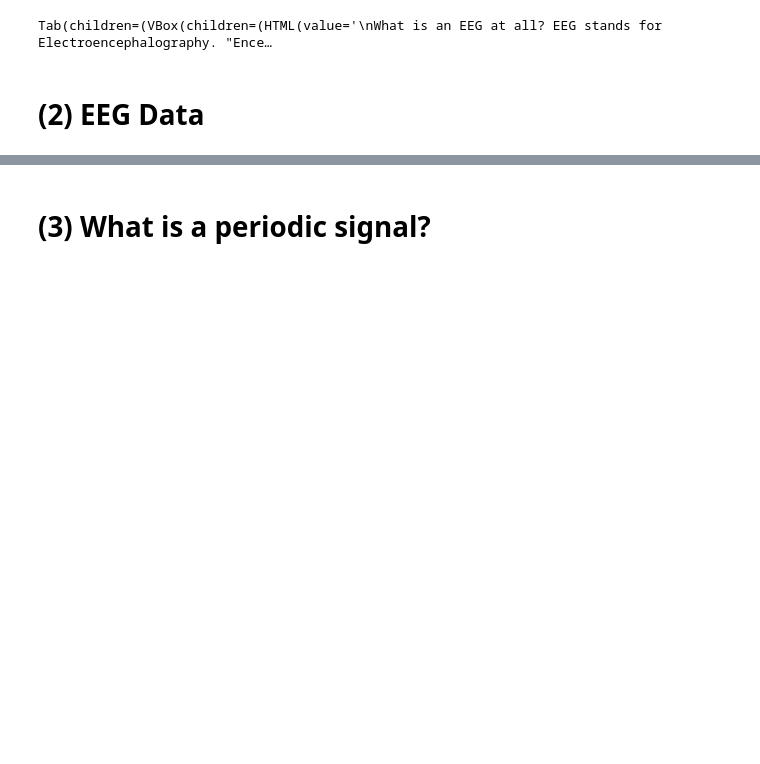
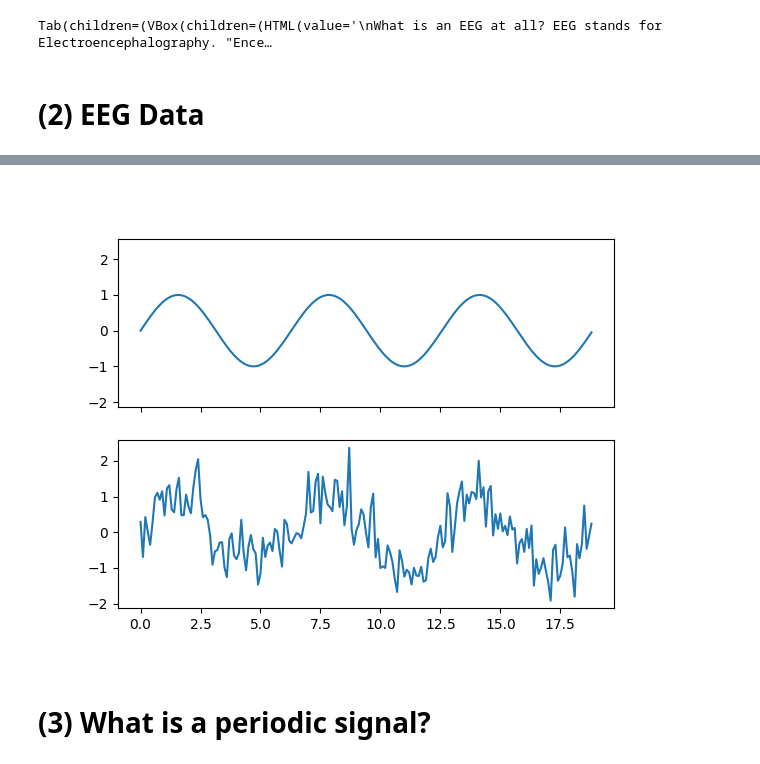
Before and after one commit to d-drost/EEGExplained, a Jupyter notebook: LearningEEG.ipynb, the cells around one changed output, grey strips where cells are left out. Drawn from its saved outputs; the diff is of its cells as text; code cells hidden in the pictures; blank space fills up the shorter version.

```diff
--- a/LearningEEG.ipynb
+++ b/LearningEEG.ipynb
@@ -312,32 +358,109 @@ Tab(children=(VBox(children=(HTML(value='\nWhat is an EEG at all? EEG stands for
 %matplotlib widget
 
 text = """
-We now know what an EEG is. Next it is time to take a look at the data that is collected with an EEG. Most of the time, you will see the data being displayed like this:
+Now that we know what an EEG measures, it is time to take a look at the data it collects.
+Most of the time, you will see the data being displayed like this:
 """
 
 im_eeg = Image(value=open("resources/eeg_raw_signal.png", "rb").read(),width=400,height=600)
 
 text_2 = """
-First of all, you see multiple lines of data here. These are channels and corespond to the different electordes you are already familiar with. You see the electrode/channel names on the left.
+First of all, you see multiple lines of data here.
+These are called <b>channels</b> and corespond to the different electordes you are already familiar with.
+You see the electrode/channel names on the left.
 You also see, that the data is ploted over time on the x-axis.
 With an eeg, you don't just record brain activity at a given point in time, but you record it over a longer time.
-The y-axis displays a notion of strength of a signal. We will discuss this in a later chapter in more detail.
-For now, you should become familiar with the idea, that there are multiple channels with a signal varying over time each.
+
+The y-axis displays the power of the electric activity.
+Electric voltage is measured in Volt.
+However, as the brain uses rather low voltages (compared to the electric current coming out of your power socket), eeg data will typically be displayed in μV (micro-volt, i.e. 10⁻⁶ volt).
 """
 
 panel_1 = VBox([HTML(text), im_eeg, HTML(text_2)])
+
+
+text = """
+One thing to be aware of when working with EEG data is the fact, that this data is very noisy. What exactly does that mean?
+Take a look at the picture below. It is quite hard to recognize anything in it, right?
+That is because many pixels with random colors have been added to the original image. That is noise.
+However, observe what happens when you reduce the noise by dragging the slider to the left. Can you recognize the image now and tell, what it shows?
+
+"""
+def add_gaussian_noise(image_array, mean=0, std=250):
+    # Generate Gaussian noise
+    gauss = np.random.normal(mean, std, image_array.shape)
+    noisy_image = image_array + gauss
+
+    # Clip values to stay in valid range (0, 255)
+    noisy_image = np.clip(noisy_image, 0, 255).astype(np.uint8)
+
+    return noisy_image
+
+output2 = Output()
+image_otter = PIL.Image.open('resources/otter.jpg').convert('RGB')
+image_array = np.array(image_otter)
+noise_slider = FloatSlider(min=0, max=500, value=500, readout=False, continous_update=False)
+def on_value_change(change):
+    #with output2:
+    #    print(change)
+    noisy_image_array = add_gaussian_noise(image_array, std=noise_slider.value)
+    noisy_image = PIL.Image.fromarray(noisy_image_array)
+    with output2:
+        clear_output()
+        display(noisy_image)
+
+on_value_change(None)
+noise_slider.observe(on_value_change, names="value")
+panel_2 = VBox([HTML(text),noise_slider, output2])
+
+text = """
+In the previous tab you saw, that noise can make it hard to recognize an image.
+However, noise can also be applied to different kinds of data. For example, noise in a sound recording can make it hard to hear what a person is saying.
+Likewise, eeg data, which is electric voltage over time can become noisy, as you see in the following.
+The first plot is a pure signal, the second plot is the same signal but with some noise added on top.
+"""
+
+
+
+text_2= """Do you see the first curve hidden in the second?
+<br>
+In general, we say that <b>noise</b> superimposes a <b>signal</b>.
+The signal is always the data you <b>want</b> to measure, while the noise is everything else that distorts it.
+In the previous tab, the image of the otter was the signal and in the above figure, the first curve is the signal.
+In an EEG, brain activity is the signal we are interested in and everything else we measure, that is not coming from the brain, is noise.
+For example, muscle movements also procude electric activity that may be recorded by the EEG.
+<br>
+However, you don't need to be completely noise-free all the time. With a little noise you still had been able to recognize the image, right?
+If the data is too noisy, we may not be able to detect the actual signal, but we can afford having some noise. If the signal is strong enough, it will still be visible through the noise.
+In a later chapter, we will see how certain kinds of noise can be filtered from the data to make the signal shine through.
+"""
+
+x = np.arange(0, 6*np.pi, 0.1)
+y = np.sin(x)
+fig,axs = plt.subplots(2,sharey=True, sharex=True)
+axs[0].plot(x,y)
+axs[1].plot(x, y+np.random.normal(0, 0.5, len(x)))
+output3 = Output()
+with output3:
+
+    display(fig)
+
+panel_3 = VBox([HTML(text), output3, HTML(text_2)])
 
 text = """This is how your data looks like.
 Note that you can interact with this visualization. You can click on the bars on the x and y axis to jump to different points in time or different channels.
 Do the signals differ between the channels? Are there channels that stand out in particular?
 Can you use your knowledge about the electrodes' locations to explain some of these differences?"""
 
+
 output = Output()
 with output:
     raw.plot(n_channels=4)
 
-panel_2 = VBox([HTML(text), output])
+panel_4 = VBox([HTML(text), output])
 
-chapter = get_chapter([panel_1, panel_2], ["1","Try it yourself!"])
+
+
+chapter = get_chapter([panel_1, panel_2, panel_3, panel_4], ["1","2","3", "Try it yourself!"])
 display(chapter)
 # %% [output]
@@ -345,3 +468,4 @@ Tab(children=(VBox(children=(HTML(value='\nWe now know what an EEG is. Next it i
+[figure, added]
 # %% [markdown]
 # (3) What is a periodic signal?
 # %%
```
Also changed, not shown: parts of 18 cells of this notebook.
